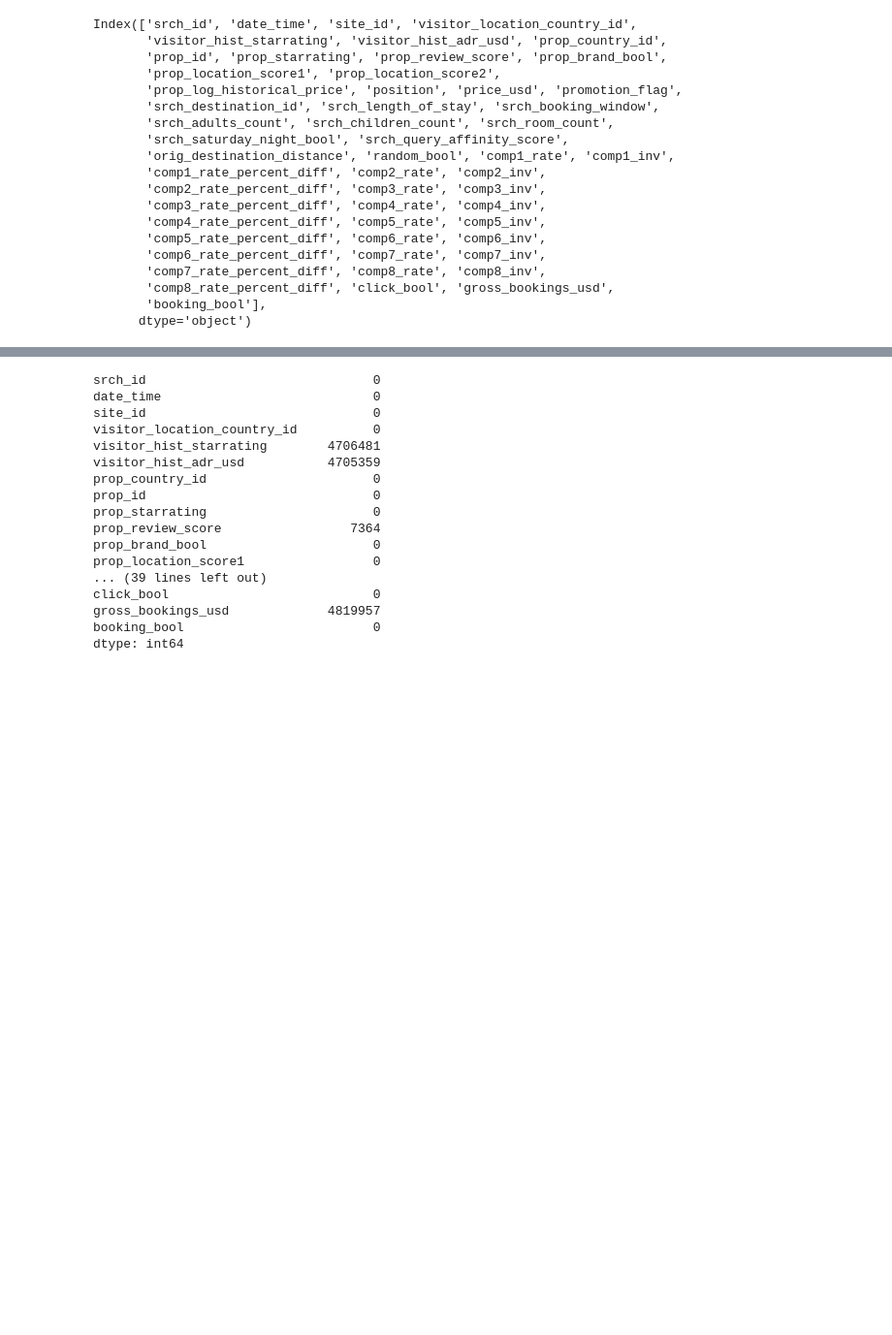
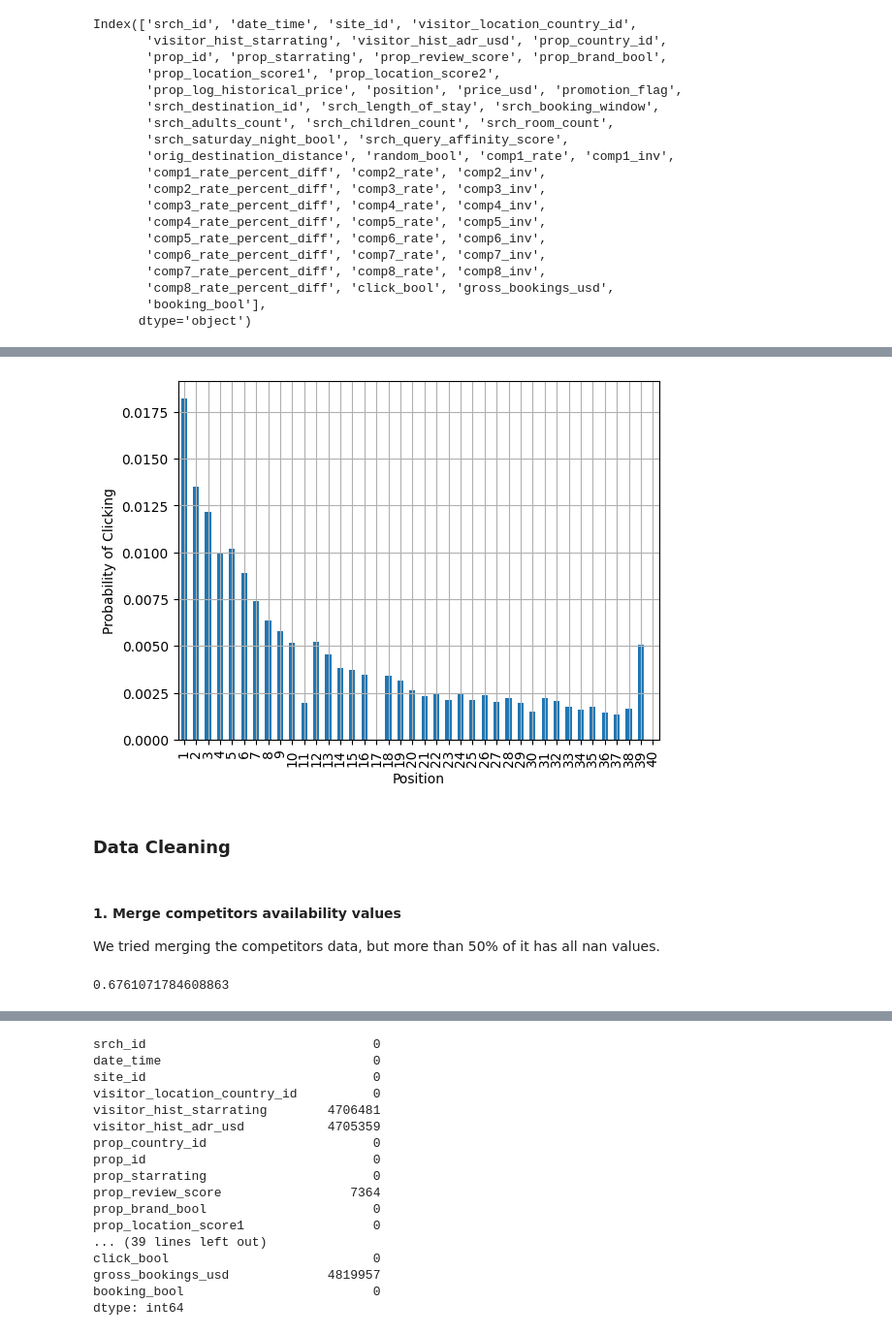
Before and after one commit to fati-gnl/ABM, a Jupyter notebook: notebooks/002_jgf_dask_data_exploration.ipynb, the cells around one changed output, grey strips where cells are left out. Shown at 97% size. Drawn from its saved outputs; the diff is of its cells as text; code cells hidden in the pictures; blank space fills up the shorter version.

```diff
--- a/notebooks/002_jgf_dask_data_exploration.ipynb
+++ b/notebooks/002_jgf_dask_data_exploration.ipynb
@@ -56,0 +197,10 @@ unique_srch_ids.shape
+# %%
+data = df['booking_bool']/df1
+#plt.plot(data.index, data)
+data.plot(kind='bar', legend=None)
+plt.grid()
+plt.xlabel("Position")
+plt.ylabel("Probability of Clicking")
+plt.show()
+# %% [output]
+[figure, added]
@@ -56,0 +209,5 @@ unique_srch_ids.shape
+# %% [markdown]
+### Data Cleaning
+# %% [markdown]
+#### 1. Merge competitors availability values
+We tried merging the competitors data, but more than 50% of it has all nan values.
@@ -56,0 +218,4 @@ unique_srch_ids.shape
+# %%
+len(df_dropped) / len(df)
+# %% [output]
+0.6761071784608863
```
Also changed, not shown: parts of 84 cells of this notebook.
